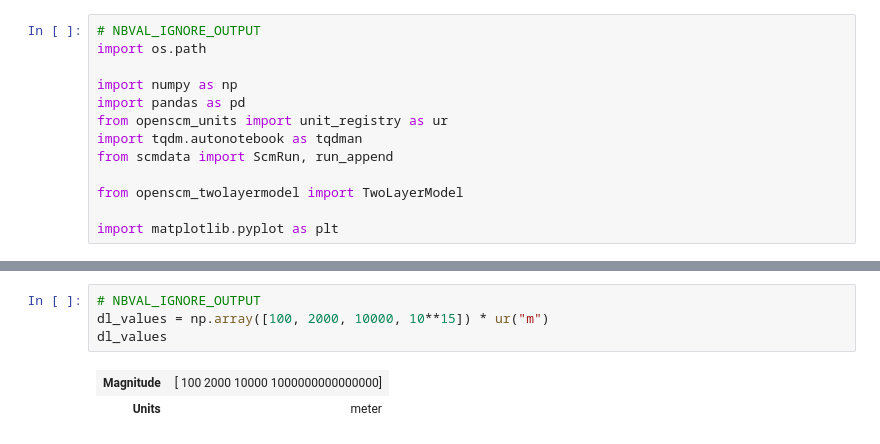
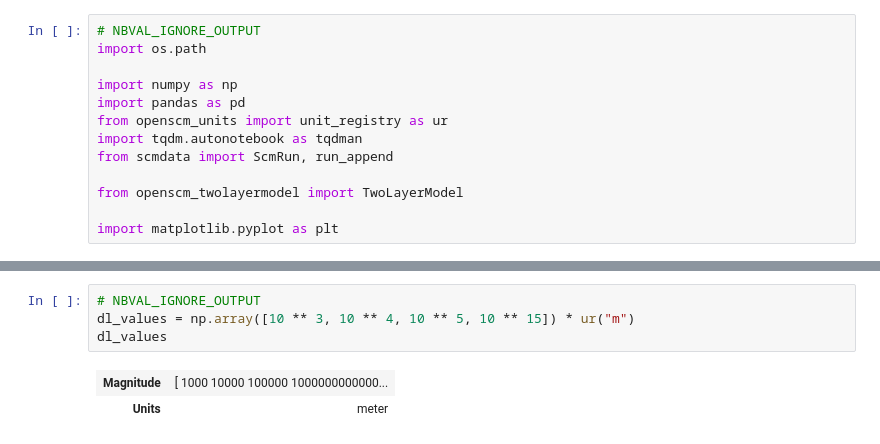
Before and after one commit to openscm/openscm-twolayermodel, a Jupyter notebook: docs/source/usage/one-layer-model.ipynb, the cells around one changed output, grey strips where cells are left out. Saved outputs shown, nothing was run; the diff lists cells and outputs as text.

```diff
--- a/docs/source/usage/one-layer-model.ipynb
+++ b/docs/source/usage/one-layer-model.ipynb
@@ -62,9 +151,9 @@ scenarios.filter(variable="Effective Radiative Forcing").lineplot()
 # %%
 # NBVAL_IGNORE_OUTPUT
-dl_values = np.array([100, 2000, 10000, 10**15]) * ur("m")
+dl_values = np.array([10 ** 3, 10 ** 4, 10 ** 5, 10 ** 15]) * ur("m")
 dl_values
 # %% [output]
-| Magnitude | [ 100 2000 10000 1000000000000000] |
+| Magnitude | [ 1000 10000 100000 1000000000000... |
 | Units | meter |
 # %%
 # NBVAL_IGNORE_OUTPUT
```
Also changed, not shown: parts of 23 cells of this notebook.
